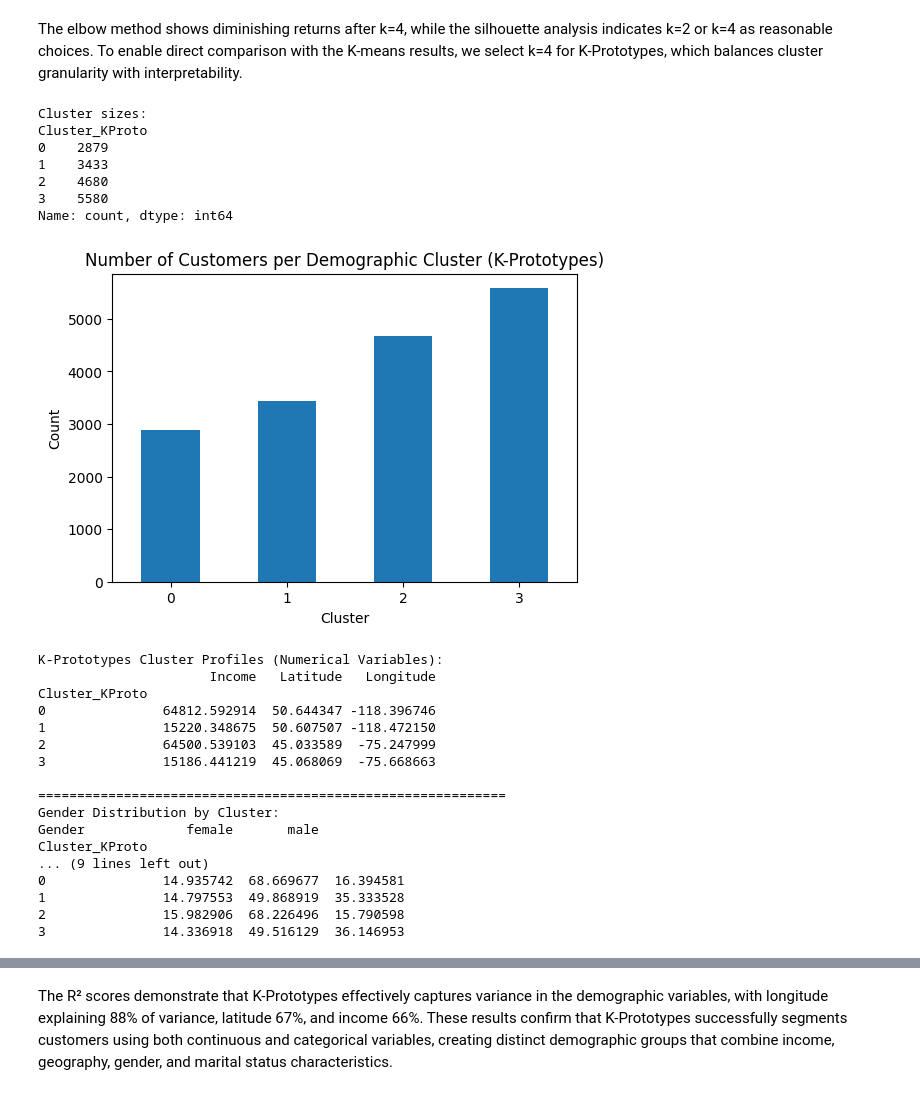
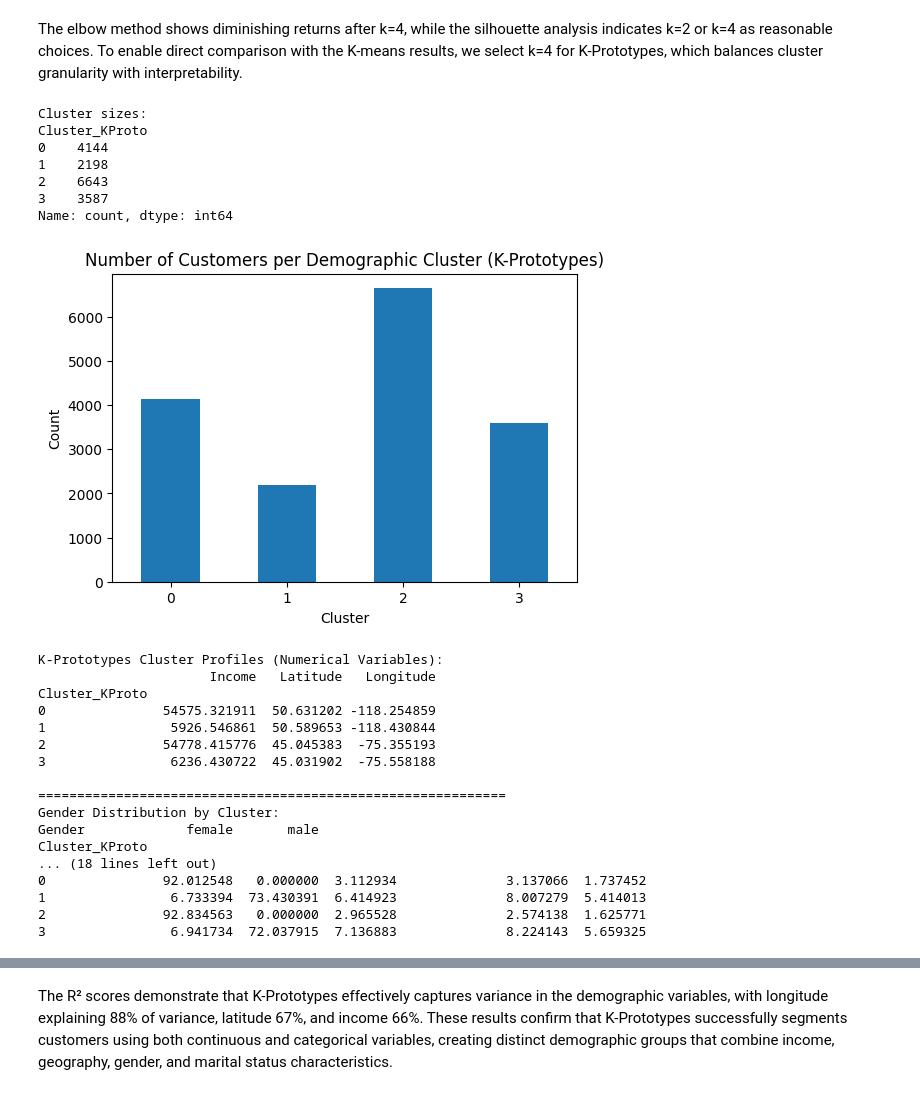
Before and after one commit to luisbdavila/Airline_Customer_Segmentation_DataMining_Project_Python, a Jupyter notebook: Final_delivery/Code/demographic.ipynb, the cells around one changed output, grey strips where cells are left out. Cells and saved outputs as stored; diff of their text form; code cells hidden in the pictures.

```diff
--- a/Final_delivery/Code/demographic.ipynb
+++ b/Final_delivery/Code/demographic.ipynb
@@ -49,7 +50,8 @@ df_demo = df_AIAI_Master[[
     'Longitude',
     'Income',
     'Gender',
-    'Marital Status'
+    'Marital Status',
+    'Education'
 ]].copy()
 # %%
 num_vars = ['Income', 'Latitude', 'Longitude']
@@ -237,3 +243,16 @@ The four demographic clusters reveal distinct segments based primarily on **inco
 - **Clusters 1 and 3**: High-income segments (about $68,000 annual income) also distributed across eastern and western regions
 
 Gender distribution is relatively balanced across all clusters (49-52% female). However, marital status shows variation: high-income clusters have notably higher marriage rates (~68%) compared to low-income clusters (~51%), suggesting household composition correlates with income levels. Geographic location creates regional variants within income tiers, indicating both income and geography drive the segmentation.
+# %%
+# Assign descriptive names to K-Means clusters
+cluster_names = {
+    0: 'Low-Income East',
+    1: 'High-Income West',
+    2: 'Low-Income West',
+    3: 'High-Income East'
+}
+
+df_demo_ceiled['Cluster_Name'] = df_demo_ceiled['Cluster'].map(cluster_names)
+
+print("Cluster Names and Sizes:")
+print(df_demo_ceiled['Cluster_Name'].value_counts())
@@ -359,7 +391,7 @@ The R² scores reveal that clustering effectively explains variance across all d
 # %%
 # Prepare data: numerical + categorical
 X_numerical = df_demo_ceiled[['Latitude', 'Longitude', 'Income']].values
-X_categorical = df_demo_ceiled[['Gender', 'Marital Status']].values
+X_categorical = df_demo_ceiled[['Gender', 'Marital Status', 'Education']].values
 
 # Scale numerical features (categorical features don't need scaling)
 scaler_kproto = MinMaxScaler()
@@ -370,5 +402,5 @@ X_kproto = np.column_stack([X_num_scaled, X_categorical])
 
 print("K-Prototypes data shape:", X_kproto.shape)
 print("Numerical features (scaled): Latitude, Longitude, Income")
-print("Categorical features: Gender, Marital Status")
+print("Categorical features: Gender, Marital Status, Education")
 # %% [output]
@@ -382,7 +414,7 @@ K_range = range(2, 11)
 
 for k in K_range:
     kproto = KPrototypes(n_clusters=k, init='Huang', random_state=42, verbose=0)
-    kproto.fit(X_kproto, categorical=[3, 4])  # columns 3 and 4 are categorical
+    kproto.fit(X_kproto, categorical=[3, 4, 5])
     cost.append(kproto.cost_)
     print(f"k={k}: cost={kproto.cost_:.2f}")
 
@@ -442,31 +474,31 @@ The elbow method shows diminishing returns after k=4, while the silhouette analy
 # %%
 # K-Prototypes model with k=4
 kproto_final = KPrototypes(n_clusters=4, init='Huang', random_state=42, verbose=0)
-clusters_kproto = kproto_final.fit_predict(X_kproto, categorical=[3, 4])
+clusters_kproto = kproto_final.fit_predict(X_kproto, categorical=[3, 4, 5])
 
 df_demo_ceiled['Cluster_KProto'] = clusters_kproto
 
 # Cluster size distribution
 cluster_counts_kproto = df_demo_ceiled['Cluster_KProto'].value_counts().sort_index()
 print("\nCluster sizes:")
 print(cluster_counts_kproto)
 
 # Visualize cluster sizes
 cluster_counts_kproto.plot(kind='bar', figsize=(6,4))
 plt.title('Number of Customers per Demographic Cluster (K-Prototypes)')
 plt.xlabel('Cluster')
 plt.ylabel('Count')
 plt.xticks(rotation=0)
 plt.show()
 # %% [output]
 Cluster sizes:
 Cluster_KProto
-0    2879
-1    3433
-2    4680
-3    5580
+0    4144
+1    2198
+2    6643
+3    3587
 Name: count, dtype: int64
-[figure, old version]
+[figure, new version]
 # %%
 # Cluster profiling - numerical variables
 cluster_profile_kproto = df_demo_ceiled.groupby('Cluster_KProto')[['Income', 'Latitude', 'Longitude']].mean()
@@ -481,22 +513,26 @@ print(pd.crosstab(df_demo_ceiled['Cluster_KProto'], df_demo_ceiled['Gender'], no
 print("\n" + "="*60)
 print("Marital Status Distribution by Cluster:")
 print(pd.crosstab(df_demo_ceiled['Cluster_KProto'], df_demo_ceiled['Marital Status'], normalize='index') * 100)
+
+print("\n" + "="*60)
+print("Education Distribution by Cluster:")
+print(pd.crosstab(df_demo_ceiled['Cluster_KProto'], df_demo_ceiled['Education'], normalize='index') * 100)
 # %% [output]
 K-Prototypes Cluster Profiles (Numerical Variables):
                       Income   Latitude   Longitude
 Cluster_KProto
-0               64812.592914  50.644347 -118.396746
-1               15220.348675  50.607507 -118.472150
-2               64500.539103  45.033589  -75.247999
-3               15186.441219  45.068069  -75.668663
+0               54575.321911  50.631202 -118.254859
+1                5926.546861  50.589653 -118.430844
+2               54778.415776  45.045383  -75.355193
+3                6236.430722  45.031902  -75.558188
 
 ============================================================
 Gender Distribution by Cluster:
 Gender             female       male
 Cluster_KProto
-... (9 lines left out)
-0               14.935742  68.669677  16.394581
-1               14.797553  49.868919  35.333528
-2               15.982906  68.226496  15.790598
-3               14.336918  49.516129  36.146953
+... (18 lines left out)
+0               92.012548   0.000000  3.112934              3.137066  1.737452
+1                6.733394  73.430391  6.414923              8.007279  5.414013
+2               92.834563   0.000000  2.965528              2.574138  1.625771
+3                6.941734  72.037915  7.136883              8.224143  5.659325
 # %% [markdown]
```
Also changed, not shown: parts of 26 cells of this notebook, 1 other file.
